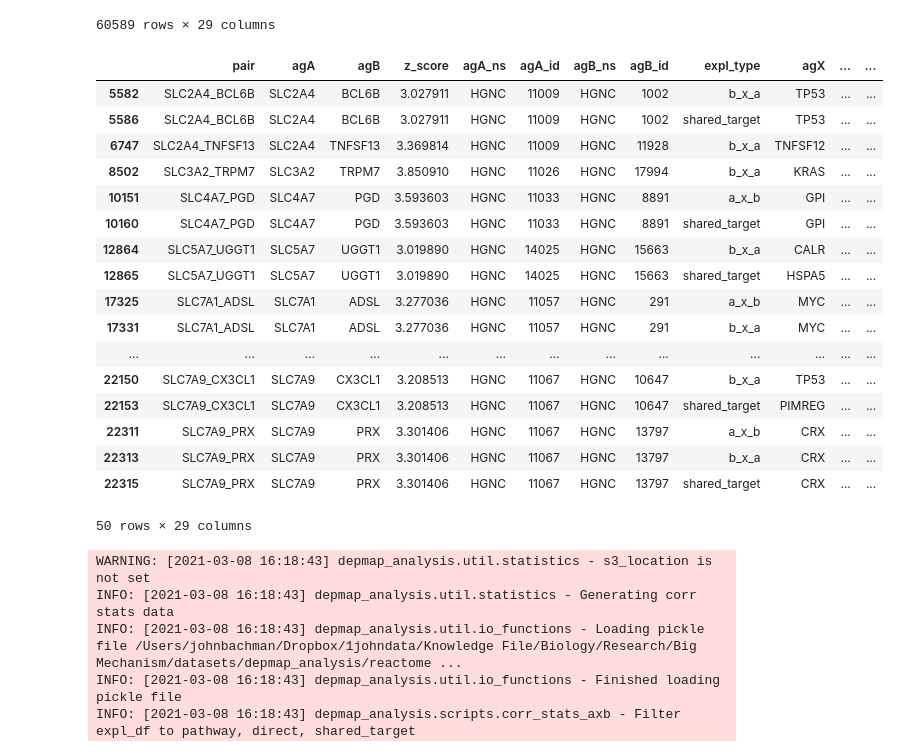
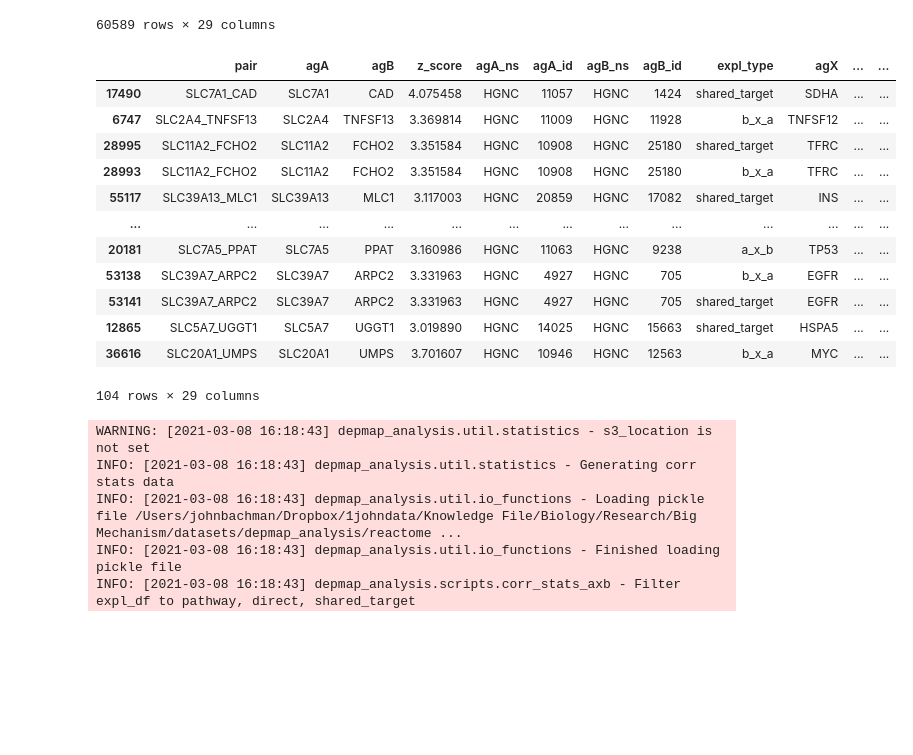
Before and after one commit to johnbachman/depmap_analysis, a Jupyter notebook: notebooks/Biomarkers of Dependency.ipynb, the cells around one changed output. Saved outputs shown, nothing was run; the diff lists cells and outputs as text; code cells hidden in the pictures; blank space fills up the shorter version.

```diff
--- a/notebooks/Biomarkers of Dependency.ipynb
+++ b/notebooks/Biomarkers of Dependency.ipynb
@@ -477,26 +615,21 @@ slc_to_expl = axb_all[(axb_all['z_score'] > 3) &
 # %%
 slc_to_expl[slc_to_expl['agA'] ==]
 # %%
-slc_to_expl[slc_to_expl['avg_x_corr'] > 1.5][0:50]
+slc_to_expl[slc_to_expl['avg_x_corr'] > 1.5].sort_values('avg_x_corr', ascending=False)
 # %% [output]
 |  | pair | agA | agB | z_score | agA_ns | agA_id | agB_ns | agB_id | expl_type | agX | ... | ... |
-| 5582 | SLC2A4_BCL6B | SLC2A4 | BCL6B | 3.027911 | HGNC | 11009 | HGNC | 1002 | b_x_a | TP53 | ... | ... |
-| 5586 | SLC2A4_BCL6B | SLC2A4 | BCL6B | 3.027911 | HGNC | 11009 | HGNC | 1002 | shared_target | TP53 | ... | ... |
+| 17490 | SLC7A1_CAD | SLC7A1 | CAD | 4.075458 | HGNC | 11057 | HGNC | 1424 | shared_target | SDHA | ... | ... |
 | 6747 | SLC2A4_TNFSF13 | SLC2A4 | TNFSF13 | 3.369814 | HGNC | 11009 | HGNC | 11928 | b_x_a | TNFSF12 | ... | ... |
-| 8502 | SLC3A2_TRPM7 | SLC3A2 | TRPM7 | 3.850910 | HGNC | 11026 | HGNC | 17994 | b_x_a | KRAS | ... | ... |
-| 10151 | SLC4A7_PGD | SLC4A7 | PGD | 3.593603 | HGNC | 11033 | HGNC | 8891 | a_x_b | GPI | ... | ... |
-| 10160 | SLC4A7_PGD | SLC4A7 | PGD | 3.593603 | HGNC | 11033 | HGNC | 8891 | shared_target | GPI | ... | ... |
-| 12864 | SLC5A7_UGGT1 | SLC5A7 | UGGT1 | 3.019890 | HGNC | 14025 | HGNC | 15663 | b_x_a | CALR | ... | ... |
+| 28995 | SLC11A2_FCHO2 | SLC11A2 | FCHO2 | 3.351584 | HGNC | 10908 | HGNC | 25180 | shared_target | TFRC | ... | ... |
+| 28993 | SLC11A2_FCHO2 | SLC11A2 | FCHO2 | 3.351584 | HGNC | 10908 | HGNC | 25180 | b_x_a | TFRC | ... | ... |
+| 55117 | SLC39A13_MLC1 | SLC39A13 | MLC1 | 3.117003 | HGNC | 20859 | HGNC | 17082 | shared_target | INS | ... | ... |
+| ... | ... | ... | ... | ... | ... | ... | ... | ... | ... | ... | ... | ... |
+| 20181 | SLC7A5_PPAT | SLC7A5 | PPAT | 3.160986 | HGNC | 11063 | HGNC | 9238 | a_x_b | TP53 | ... | ... |
+| 53138 | SLC39A7_ARPC2 | SLC39A7 | ARPC2 | 3.331963 | HGNC | 4927 | HGNC | 705 | b_x_a | EGFR | ... | ... |
+| 53141 | SLC39A7_ARPC2 | SLC39A7 | ARPC2 | 3.331963 | HGNC | 4927 | HGNC | 705 | shared_target | EGFR | ... | ... |
 | 12865 | SLC5A7_UGGT1 | SLC5A7 | UGGT1 | 3.019890 | HGNC | 14025 | HGNC | 15663 | shared_target | HSPA5 | ... | ... |
-| 17325 | SLC7A1_ADSL | SLC7A1 | ADSL | 3.277036 | HGNC | 11057 | HGNC | 291 | a_x_b | MYC | ... | ... |
-| 17331 | SLC7A1_ADSL | SLC7A1 | ADSL | 3.277036 | HGNC | 11057 | HGNC | 291 | b_x_a | MYC | ... | ... |
-| ... | ... | ... | ... | ... | ... | ... | ... | ... | ... | ... | ... | ... |
-| 22150 | SLC7A9_CX3CL1 | SLC7A9 | CX3CL1 | 3.208513 | HGNC | 11067 | HGNC | 10647 | b_x_a | TP53 | ... | ... |
-| 22153 | SLC7A9_CX3CL1 | SLC7A9 | CX3CL1 | 3.208513 | HGNC | 11067 | HGNC | 10647 | shared_target | PIMREG | ... | ... |
-| 22311 | SLC7A9_PRX | SLC7A9 | PRX | 3.301406 | HGNC | 11067 | HGNC | 13797 | a_x_b | CRX | ... | ... |
-| 22313 | SLC7A9_PRX | SLC7A9 | PRX | 3.301406 | HGNC | 11067 | HGNC | 13797 | b_x_a | CRX | ... | ... |
-| 22315 | SLC7A9_PRX | SLC7A9 | PRX | 3.301406 | HGNC | 11067 | HGNC | 13797 | shared_target | CRX | ... | ... |
+| 36616 | SLC20A1_UMPS | SLC20A1 | UMPS | 3.701607 | HGNC | 10946 | HGNC | 12563 | b_x_a | MYC | ... | ... |
-50 rows × 29 columns
+104 rows × 29 columns
 # %%
 import mplayer
 p = mplayer.Player()
```
Also changed, not shown: parts of 44 cells of this notebook.
